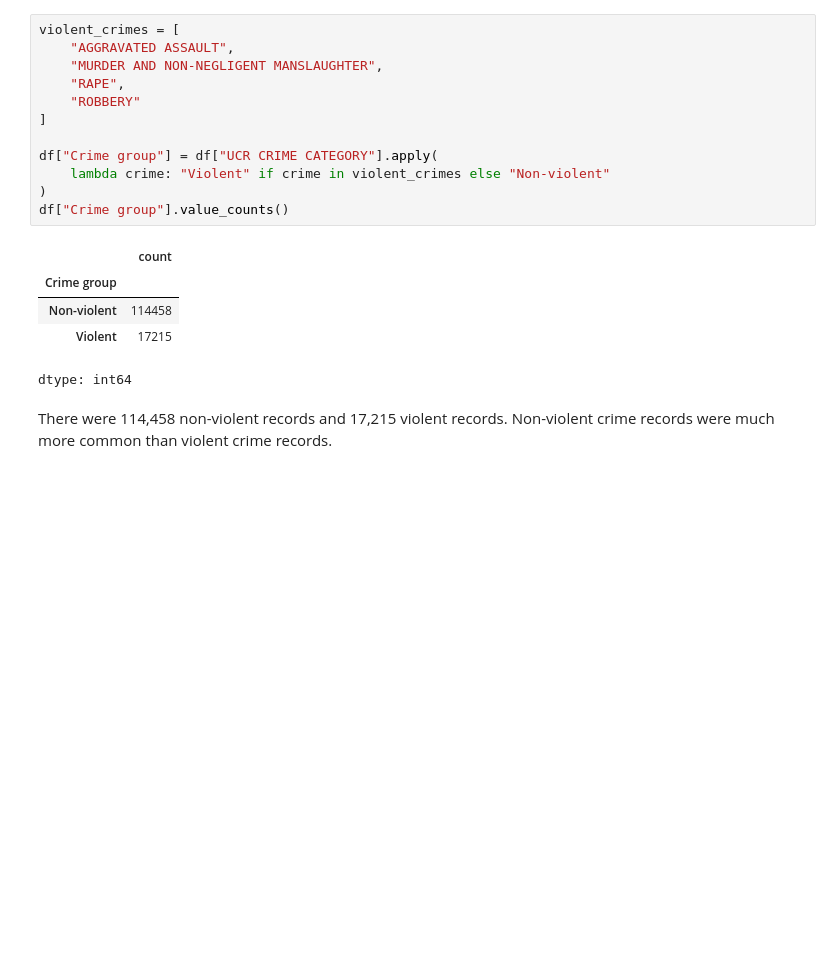
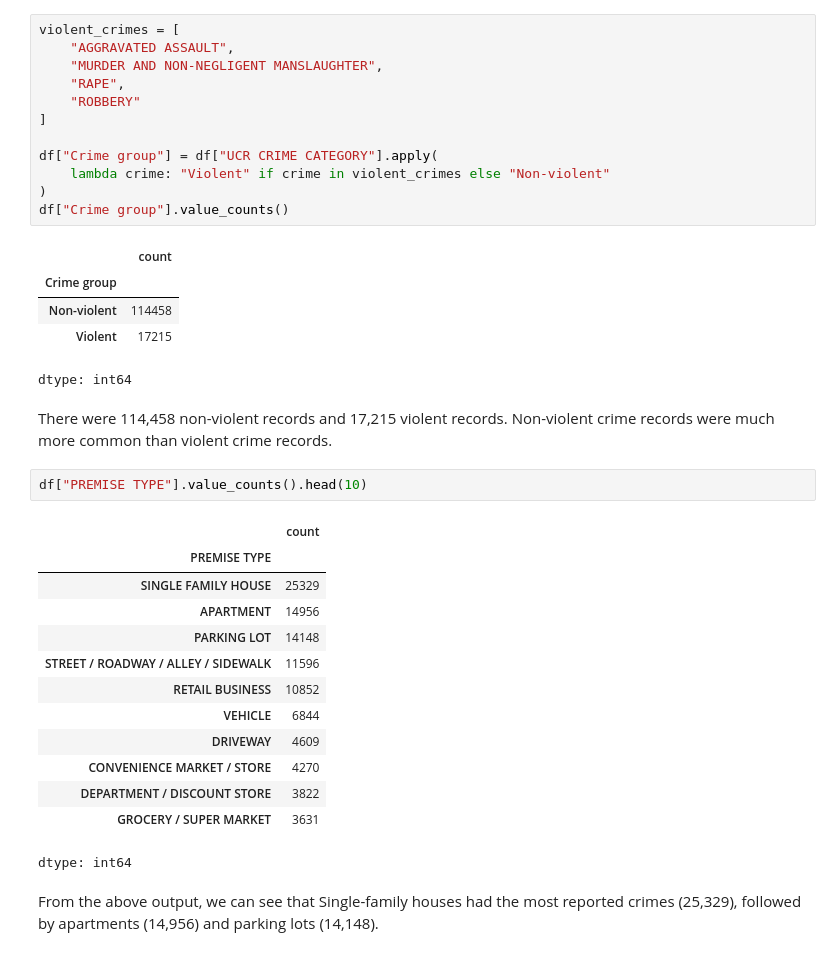
Before and after one commit to jenitchadha/SDS-510, a Jupyter notebook: Module_3_Project.ipynb, the cells around one changed output. Drawn from its saved outputs; the diff is of its cells as text; blank space fills up the shorter version.

```diff
--- a/Module_3_Project.ipynb
+++ b/Module_3_Project.ipynb
@@ -225,3 +238,21 @@ df["Crime group"].value_counts()
 dtype: int64
 # %% [markdown]
 There were 114,458 non-violent records and 17,215 violent records.  Non-violent crime records were much more common than violent crime records.
+# %%
+df["PREMISE TYPE"].value_counts().head(10)
+# %% [output]
+|  | count |
+| PREMISE TYPE |  |
+| SINGLE FAMILY HOUSE | 25329 |
+| APARTMENT | 14956 |
+| PARKING LOT | 14148 |
+| STREET / ROADWAY / ALLEY / SIDEWALK | 11596 |
+| RETAIL BUSINESS | 10852 |
+| VEHICLE | 6844 |
+| DRIVEWAY | 4609 |
+| CONVENIENCE MARKET / STORE | 4270 |
+| DEPARTMENT / DISCOUNT STORE | 3822 |
+| GROCERY / SUPER MARKET | 3631 |
+dtype: int64
+# %% [markdown]
+From the above output, we can see that Single-family houses had the most reported crimes (25,329), followed by apartments (14,956) and parking lots (14,148).
```
Also changed, not shown: parts of 1 cell of this notebook.
